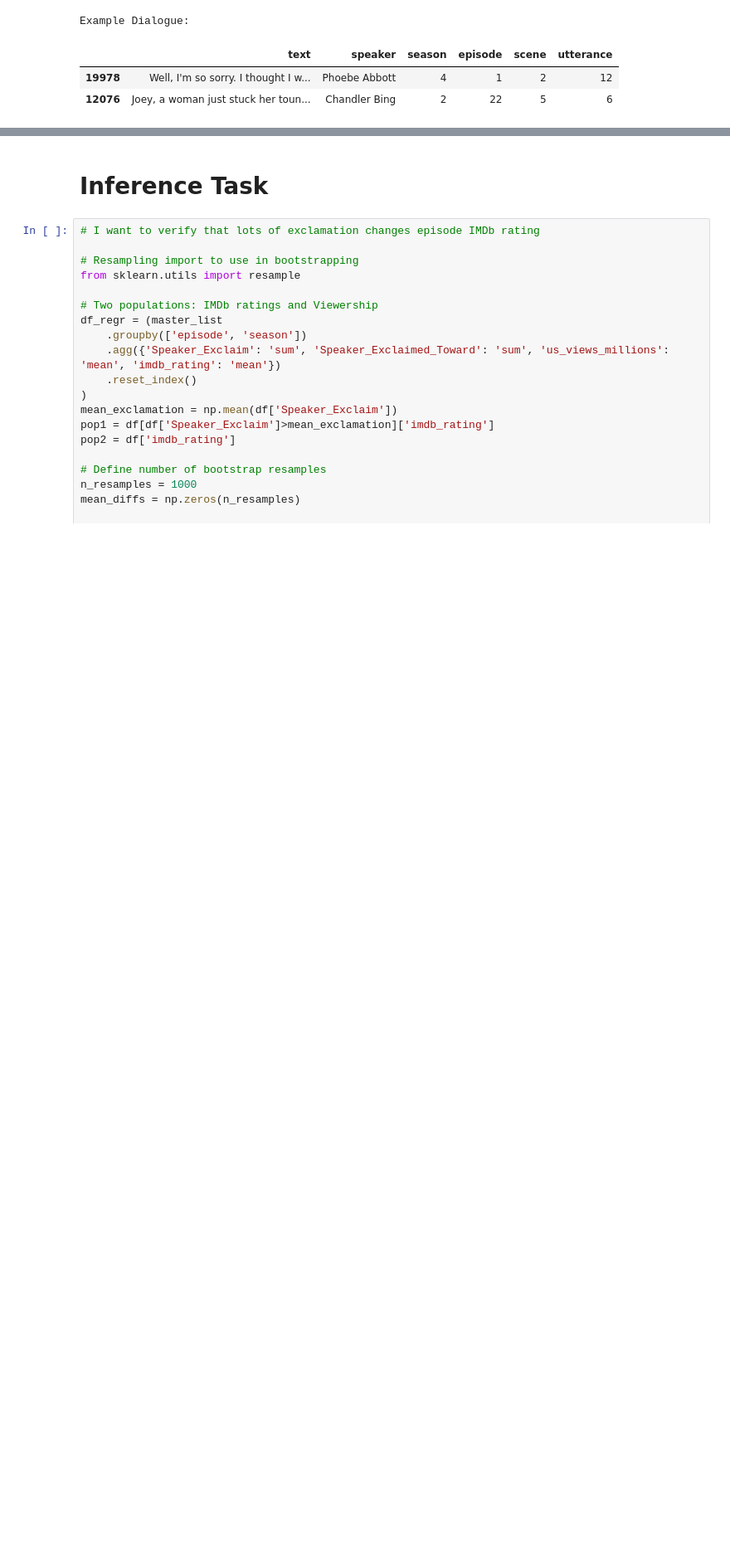
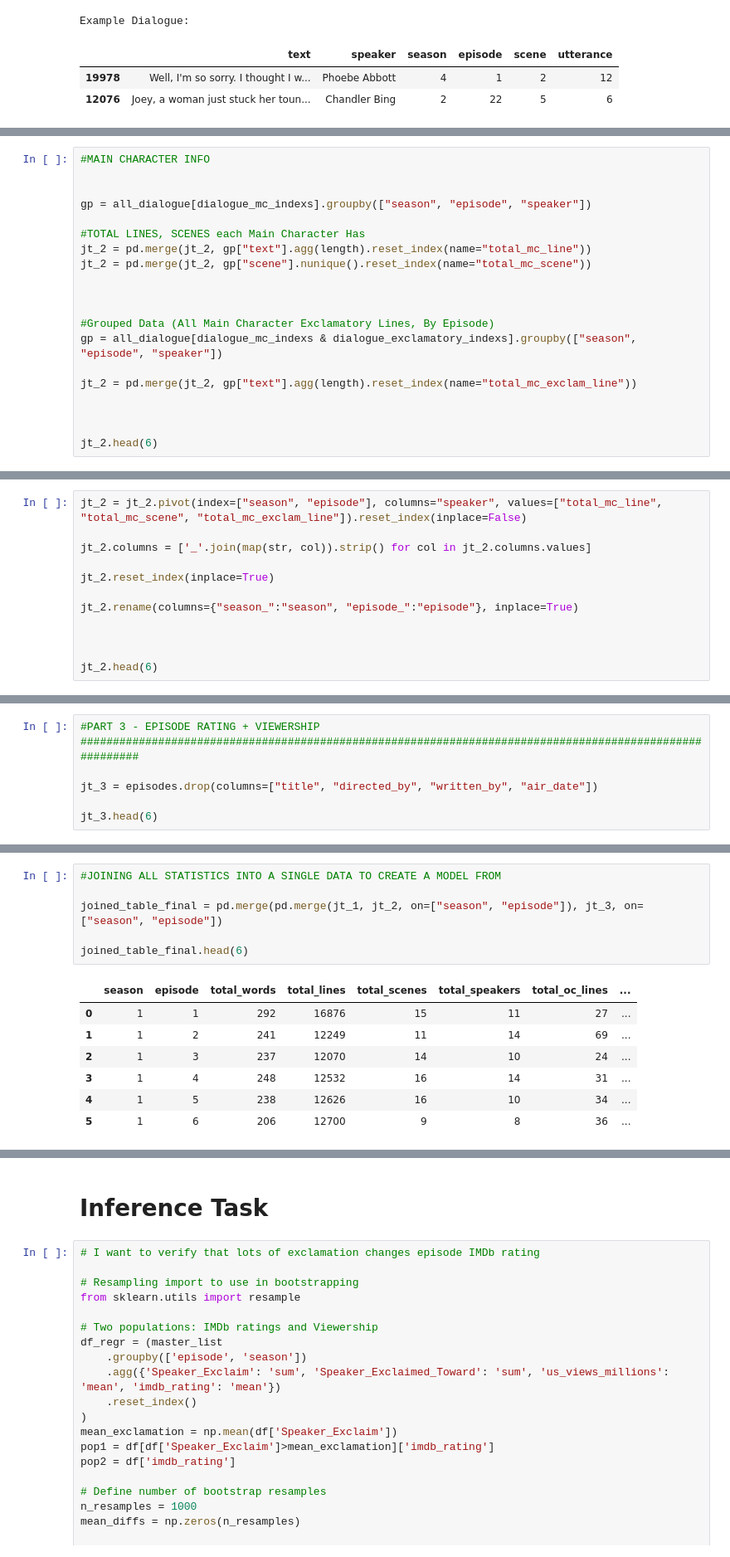
Before and after one commit to OMacgowan/episode_rating_predictor, a Jupyter notebook: main.ipynb, the cells around one changed output, grey strips where cells are left out. Shown at 83% size. Cells and saved outputs as stored; diff of their text form; blank space fills up the shorter version.

```diff
--- a/main.ipynb
+++ b/main.ipynb
@@ -43,0 +156,20 @@ Example Episode:
+# %%
+#MAIN CHARACTER INFO
+
+
+gp = all_dialogue[dialogue_mc_indexs].groupby(["season", "episode", "speaker"])
+
+#TOTAL LINES, SCENES each Main Character Has
+jt_2 = pd.merge(jt_2, gp["text"].agg(length).reset_index(name="total_mc_line"))
+jt_2 = pd.merge(jt_2, gp["scene"].nunique().reset_index(name="total_mc_scene"))
+
+
+
+#Grouped Data (All Main Character Exclamatory Lines, By Episode)
+gp = all_dialogue[dialogue_mc_indexs & dialogue_exclamatory_indexs].groupby(["season", "episode", "speaker"])
+
+jt_2 = pd.merge(jt_2, gp["text"].agg(length).reset_index(name="total_mc_exclam_line"))
+
+
+
+jt_2.head(6)
@@ -43,0 +184,12 @@ Example Episode:
+# %%
+jt_2 = jt_2.pivot(index=["season", "episode"], columns="speaker", values=["total_mc_line", "total_mc_scene", "total_mc_exclam_line"]).reset_index(inplace=False)
+
+jt_2.columns = ['_'.join(map(str, col)).strip() for col in jt_2.columns.values]
+
+jt_2.reset_index(inplace=True)
+
+jt_2.rename(columns={"season_":"season", "episode_":"episode"}, inplace=True)
+
+
+
+jt_2.head(6)
@@ -43,0 +205,7 @@ Example Episode:
+# %%
+#PART 3 - EPISODE RATING + VIEWERSHIP
+#########################################################################################################
+
+jt_3 = episodes.drop(columns=["title", "directed_by", "written_by", "air_date"])
+
+jt_3.head(6)
@@ -43,0 +220,14 @@ Example Episode:
+# %%
+#JOINING ALL STATISTICS INTO A SINGLE DATA TO CREATE A MODEL FROM
+
+joined_table_final = pd.merge(pd.merge(jt_1, jt_2, on=["season", "episode"]), jt_3, on=["season", "episode"])
+
+joined_table_final.head(6)
+# %% [output]
+|  | season | episode | total_words | total_lines | total_scenes | total_speakers | total_oc_lines | ... |
+| 0 | 1 | 1 | 292 | 16876 | 15 | 11 | 27 | ... |
+| 1 | 1 | 2 | 241 | 12249 | 11 | 14 | 69 | ... |
+| 2 | 1 | 3 | 237 | 12070 | 14 | 10 | 24 | ... |
+| 3 | 1 | 4 | 248 | 12532 | 16 | 14 | 31 | ... |
+| 4 | 1 | 5 | 238 | 12626 | 16 | 10 | 34 | ... |
+| 5 | 1 | 6 | 206 | 12700 | 9 | 8 | 36 | ... |
```
Also changed, not shown: parts of 10 cells of this notebook.
